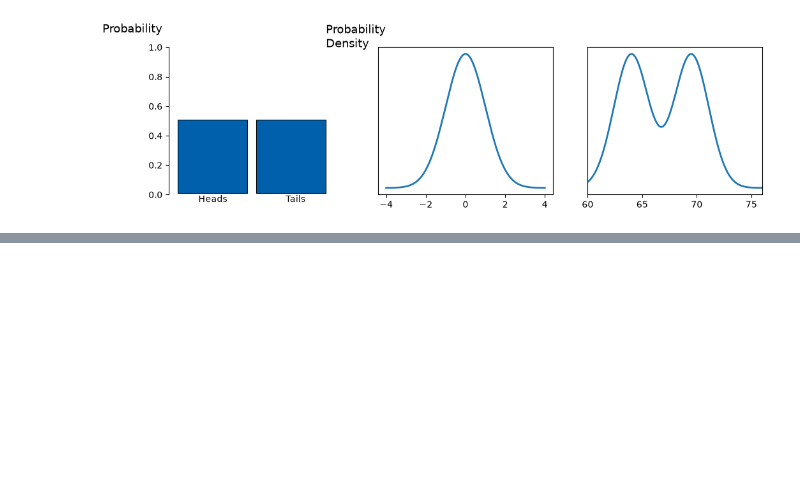
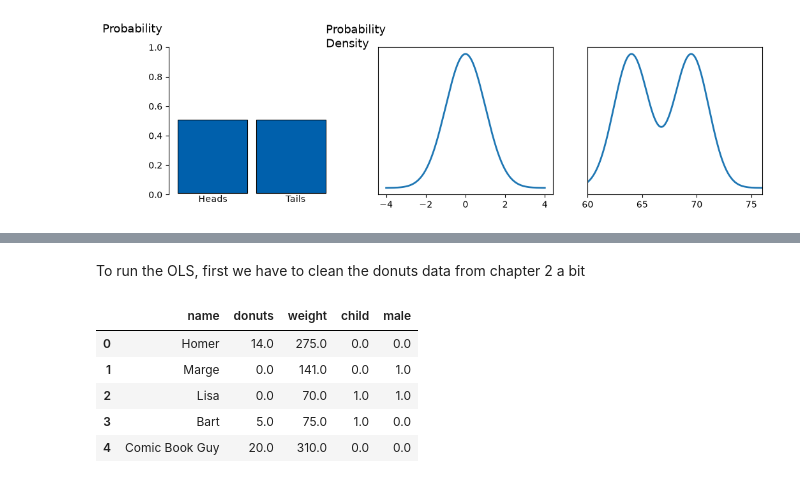
Before and after one commit to ani-research/Python-Companion-For-Real-Econometrics-by-M.Bailey, a Jupyter notebook: chapters/chapter03.ipynb, the cells around one changed output, grey strips where cells are left out. Cells and saved outputs as stored; diff of their text form; code cells hidden in the pictures; blank space fills up the shorter version.

```diff
--- a/chapters/chapter03.ipynb
+++ b/chapters/chapter03.ipynb
@@ -89,0 +122,14 @@ plt.show()
+# %% [markdown]
+To run the OLS, first we have to clean the donuts data from chapter 2 a bit
+# %%
+# We will import the donut data we cleaned in the chapter 2
+
+DonutDF= pd.read_csv(r"C:\Users\khosl\OneDrive\Documents\Py notebook\Books\Real Econometrics\donuts.csv")
+display(DonutDF.head())
+# %% [output]
+|  | name | donuts | weight | child | male |
+| 0 | Homer | 14.0 | 275.0 | 0.0 | 0.0 |
+| 1 | Marge | 0.0 | 141.0 | 0.0 | 1.0 |
+| 2 | Lisa | 0.0 | 70.0 | 1.0 | 1.0 |
+| 3 | Bart | 5.0 | 75.0 | 1.0 | 0.0 |
+| 4 | Comic Book Guy | 20.0 | 310.0 | 0.0 | 0.0 |
```
Also changed, not shown: parts of 17 cells of this notebook, 1 other file.
